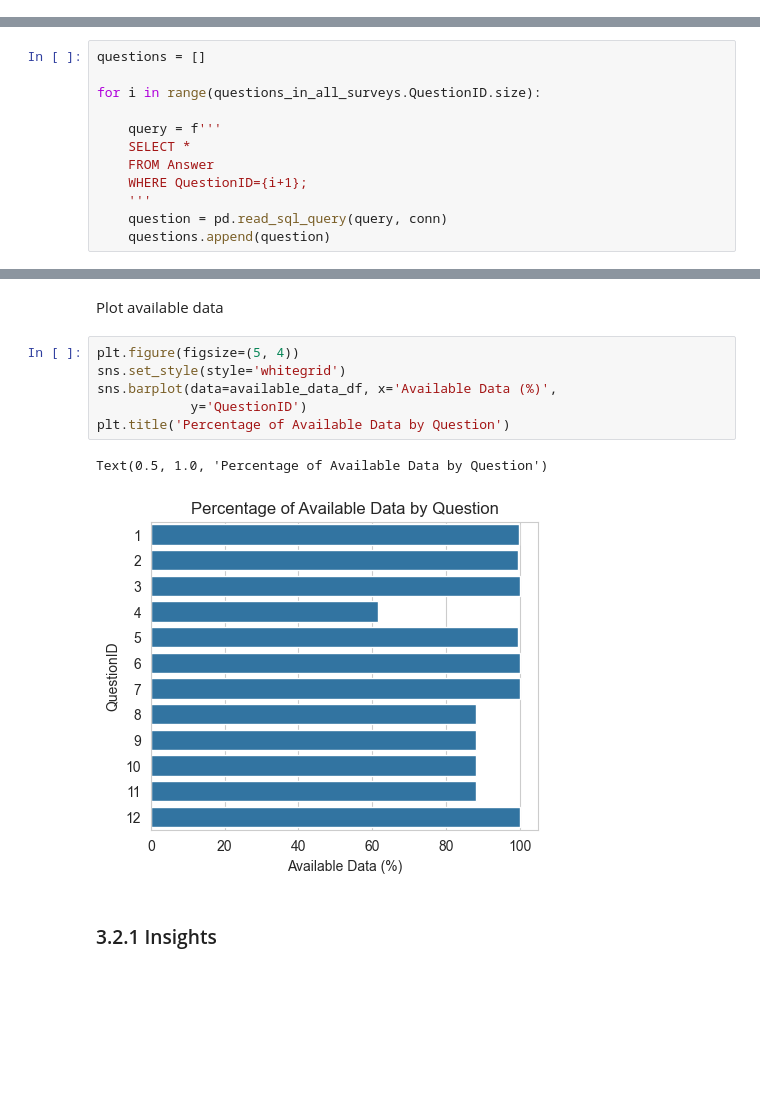
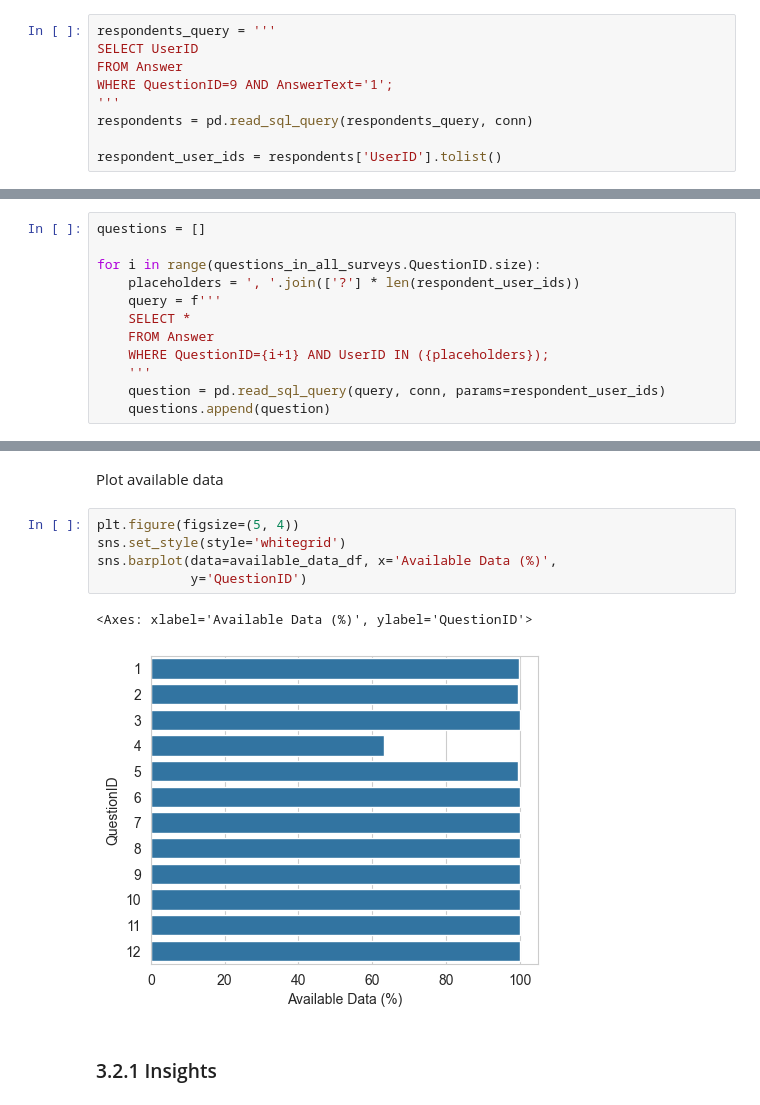
Before and after one commit to CelineChiLamNg/tech_mental_health, a Jupyter notebook: mental_health_tech.ipynb, the cells around one changed output, grey strips where cells are left out. Saved outputs shown, nothing was run; the diff lists cells and outputs as text; blank space fills up the shorter version.

```diff
--- a/mental_health_tech.ipynb
+++ b/mental_health_tech.ipynb
@@ -580,3 +583,12 @@ Adjust data of each dataset depending on the type of AnswerText.
+# %%
+respondents_query = '''
+SELECT UserID
+FROM Answer
+WHERE QuestionID=9 AND AnswerText='1';
+'''
+respondents = pd.read_sql_query(respondents_query, conn)
+
+respondent_user_ids = respondents['UserID'].tolist()
 # %% [markdown]
 Create separate dataframes for each question, so each can be separately
 treated.
@@ -584,13 +596,13 @@ treated.
 questions = []
 
 for i in range(questions_in_all_surveys.QuestionID.size):
-
+    placeholders = ', '.join(['?'] * len(respondent_user_ids))
     query = f'''
     SELECT *
     FROM Answer
-    WHERE QuestionID={i+1};
+    WHERE QuestionID={i+1} AND UserID IN ({placeholders});
     '''
-    question = pd.read_sql_query(query, conn)
+    question = pd.read_sql_query(query, conn, params=respondent_user_ids)
     questions.append(question)
 # %% [markdown]
 ### 3.1.1 QuestionID 1
@@ -790,12 +802,11 @@ Plot available data
 # %%
 plt.figure(figsize=(5, 4))
 sns.set_style(style='whitegrid')
 sns.barplot(data=available_data_df, x='Available Data (%)',
             y='QuestionID')
-plt.title('Percentage of Available Data by Question')
 # %% [output]
-Text(0.5, 1.0, 'Percentage of Available Data by Question')
+<Axes: xlabel='Available Data (%)', ylabel='QuestionID'>
-[figure, old version]
+[figure, new version]
 # %% [markdown]
 ### 3.2.1 Insights
 # %% [markdown]
```
Also changed, not shown: parts of 33 cells of this notebook, 1 other file.
